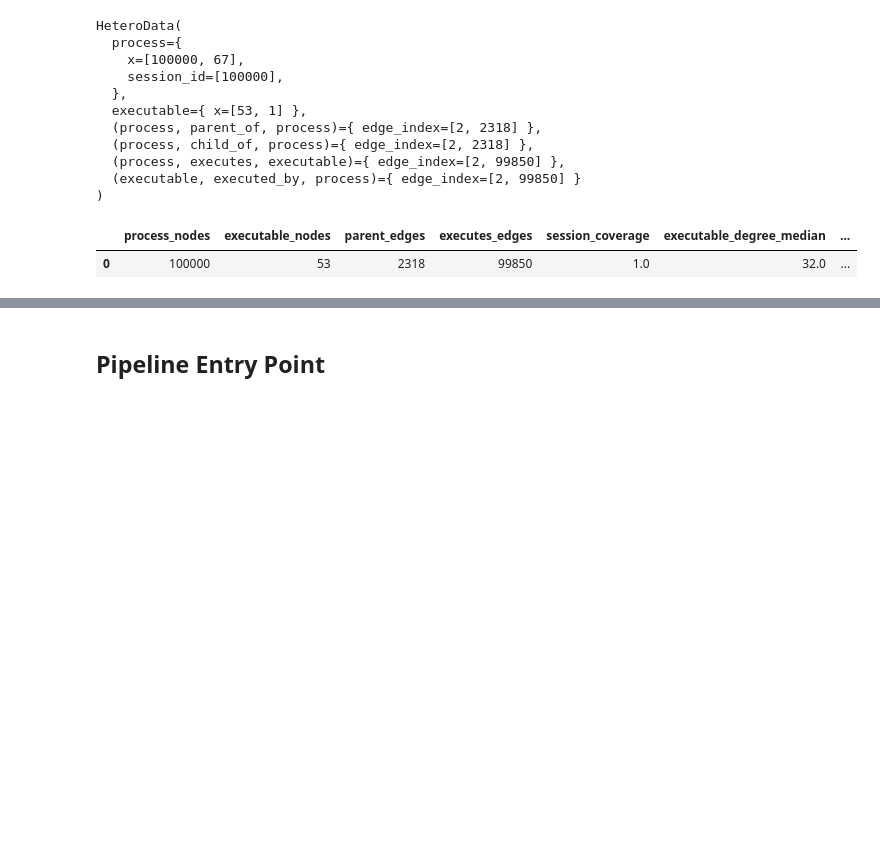
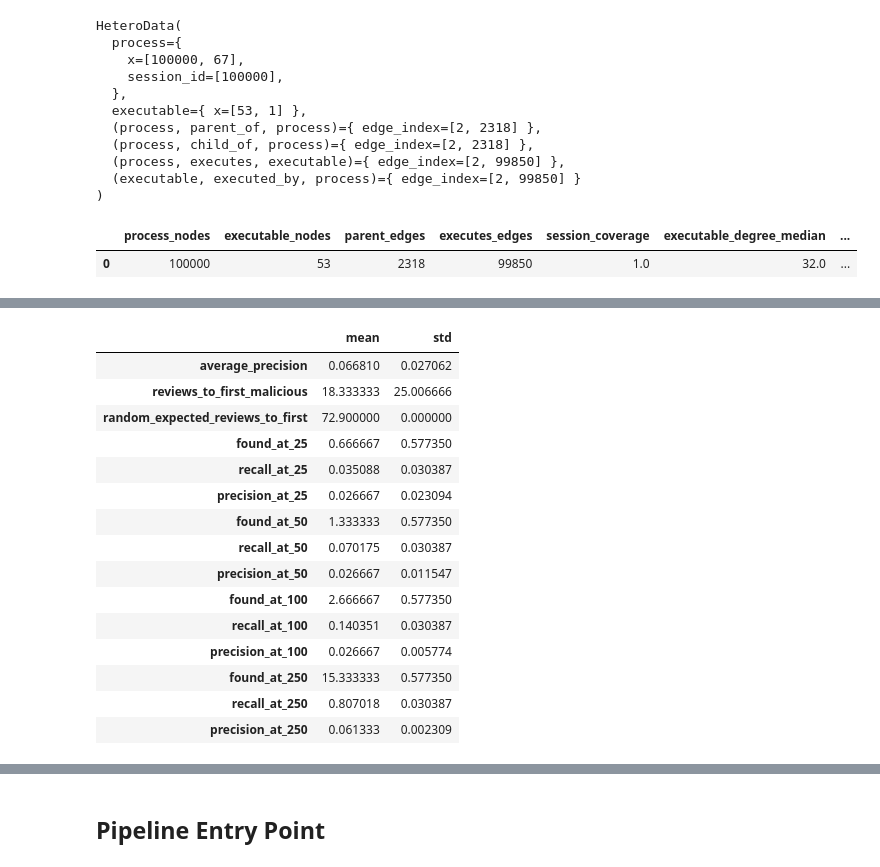
Before and after one commit to MekaelWasti/Cyber-Telemetry, a Jupyter notebook: Notebooks/Graph Triage Baseline v0.ipynb, the cells around one changed output, grey strips where cells are left out. Cells and saved outputs as stored; diff of their text form; code cells hidden in the pictures; blank space fills up the shorter version.

```diff
--- a/Notebooks/Graph Triage Baseline v0.ipynb
+++ b/Notebooks/Graph Triage Baseline v0.ipynb
@@ -847,0 +1347,31 @@ def triage_metric_eval(features, session_table, k=15):
+# %%
+m2_metric_columns = [
+    column
+    for column in m2_seed_summary.columns
+    if column not in {"seed", "method"}
+]
+
+m2_aggregate_summary = (
+    m2_seed_summary[m2_metric_columns]
+    .agg(["mean", "std"])
+    .T
+)
+
+m2_aggregate_summary
+# %% [output]
+|  | mean | std |
+| average_precision | 0.066810 | 0.027062 |
+| reviews_to_first_malicious | 18.333333 | 25.006666 |
+| random_expected_reviews_to_first | 72.900000 | 0.000000 |
+| found_at_25 | 0.666667 | 0.577350 |
+| recall_at_25 | 0.035088 | 0.030387 |
+| precision_at_25 | 0.026667 | 0.023094 |
+| found_at_50 | 1.333333 | 0.577350 |
+| recall_at_50 | 0.070175 | 0.030387 |
+| precision_at_50 | 0.026667 | 0.011547 |
+| found_at_100 | 2.666667 | 0.577350 |
+| recall_at_100 | 0.140351 | 0.030387 |
+| precision_at_100 | 0.026667 | 0.005774 |
+| found_at_250 | 15.333333 | 0.577350 |
+| recall_at_250 | 0.807018 | 0.030387 |
+| precision_at_250 | 0.061333 | 0.002309 |
```
Also changed, not shown: parts of 27 cells of this notebook, 1 other file.
